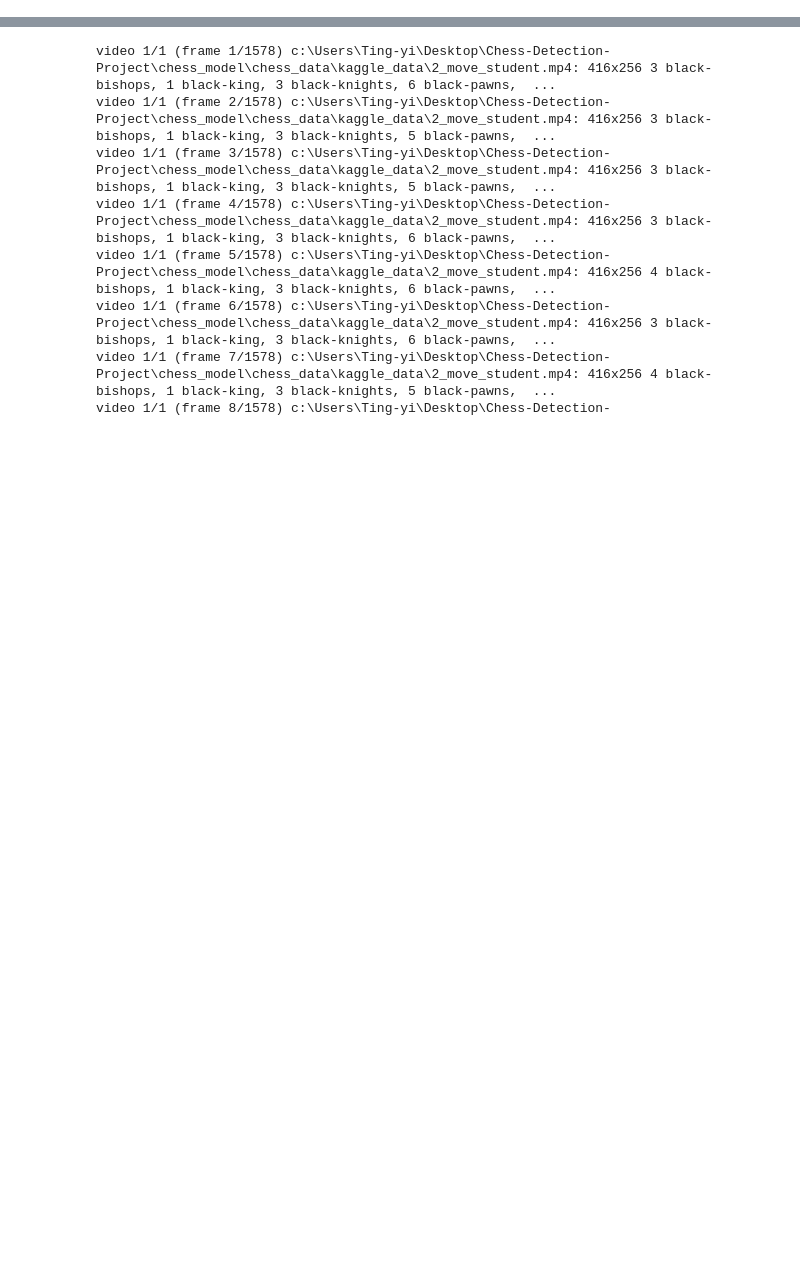
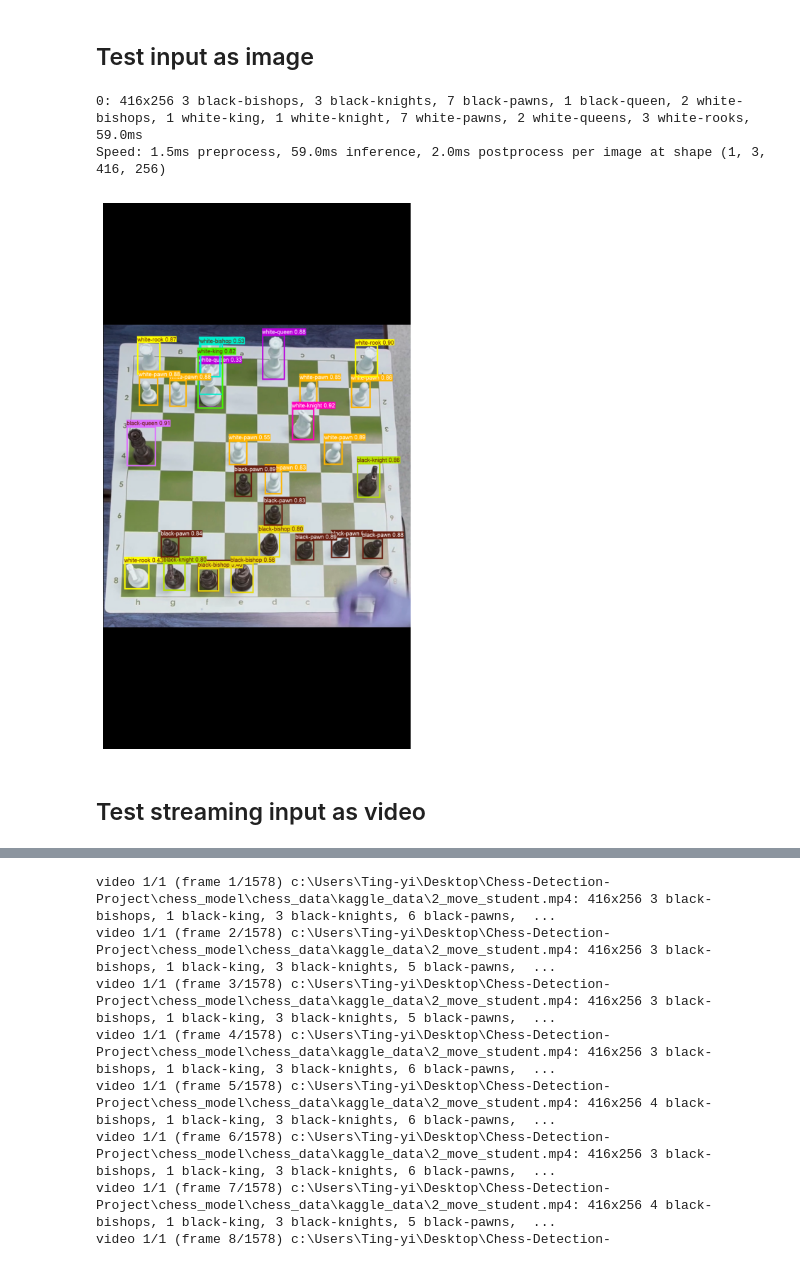
Before and after one commit to GemsLoveNLP/Chess-Detection-Project, a Jupyter notebook: chess_model/evaluation.ipynb, the cells around one changed output, grey strips where cells are left out. Saved outputs shown, nothing was run; the diff lists cells and outputs as text; code cells hidden in the pictures; blank space fills up the shorter version.

Commit message:
evaluate new model

```diff
--- a/chess_model/evaluation.ipynb
+++ b/chess_model/evaluation.ipynb
@@ -4,2 +5,25 @@ from ultralytics import YOLO
+# %%
+model = YOLO("../chess_model/runs/detect/chess_data_model_fixed_data_bach8_epoch82/weights/best.pt")
+# %% [markdown]
+## Test input as image
+# %%
+image = cv2.imread("./chess_data/kaggle_data/frame398.jpg")
+
+results = model(image)
+
+for result in results:
+    img = results[0].plot(font_size=20, pil=True)
+
+    # Increase figure size and DPI
+    plt.figure(figsize=(10, 10), dpi=100)  # Adjust `figsize` and `dpi` for desired size and clarity
+    plt.imshow(img)
+    plt.axis('off')  # Optional: Hide axes for a cleaner display
+    plt.show()
+# %% [output]
+0: 416x256 3 black-bishops, 3 black-knights, 7 black-pawns, 1 black-queen, 2 white-bishops, 1 white-king, 1 white-knight, 7 white-pawns, 2 white-queens, 3 white-rooks, 59.0ms
+Speed: 1.5ms preprocess, 59.0ms inference, 2.0ms postprocess per image at shape (1, 3, 416, 256)
+[figure, added]
+# %% [markdown]
+## Test streaming input as video
 # %%
 # Load the YOLO model
```
Also changed, not shown: parts of 6 cells of this notebook.
